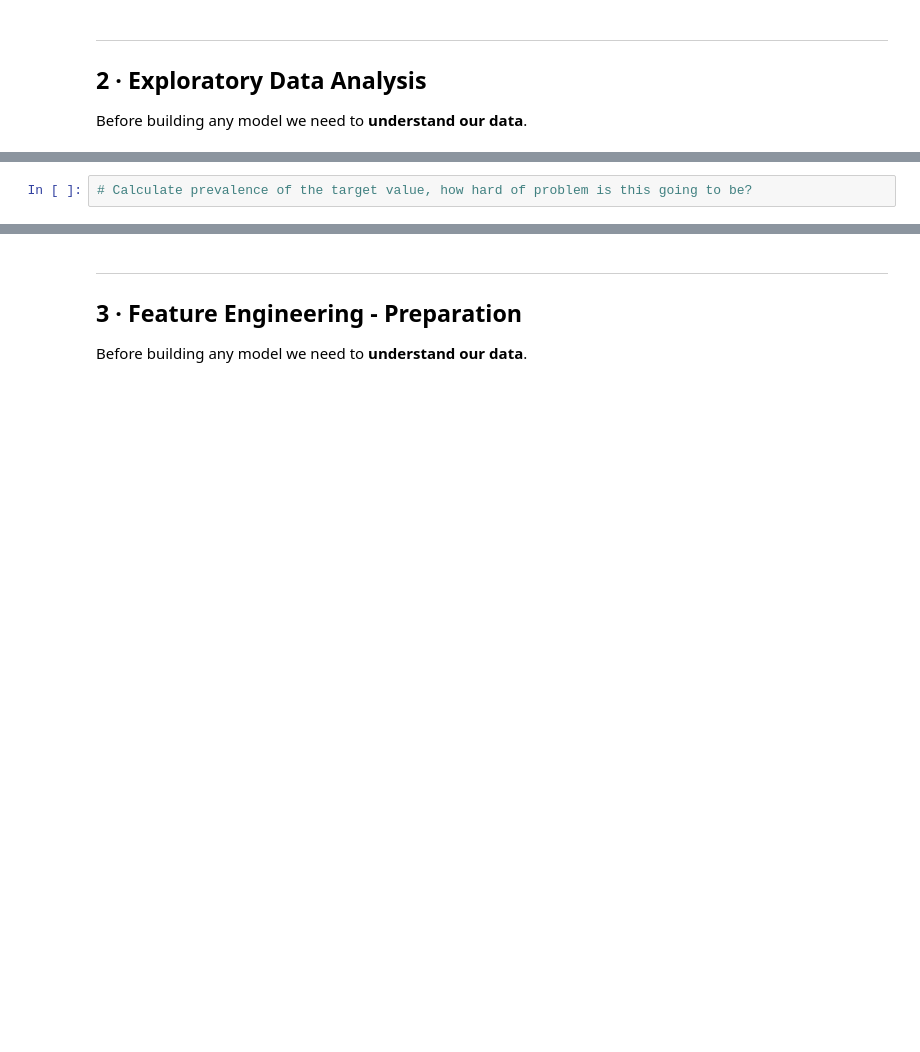
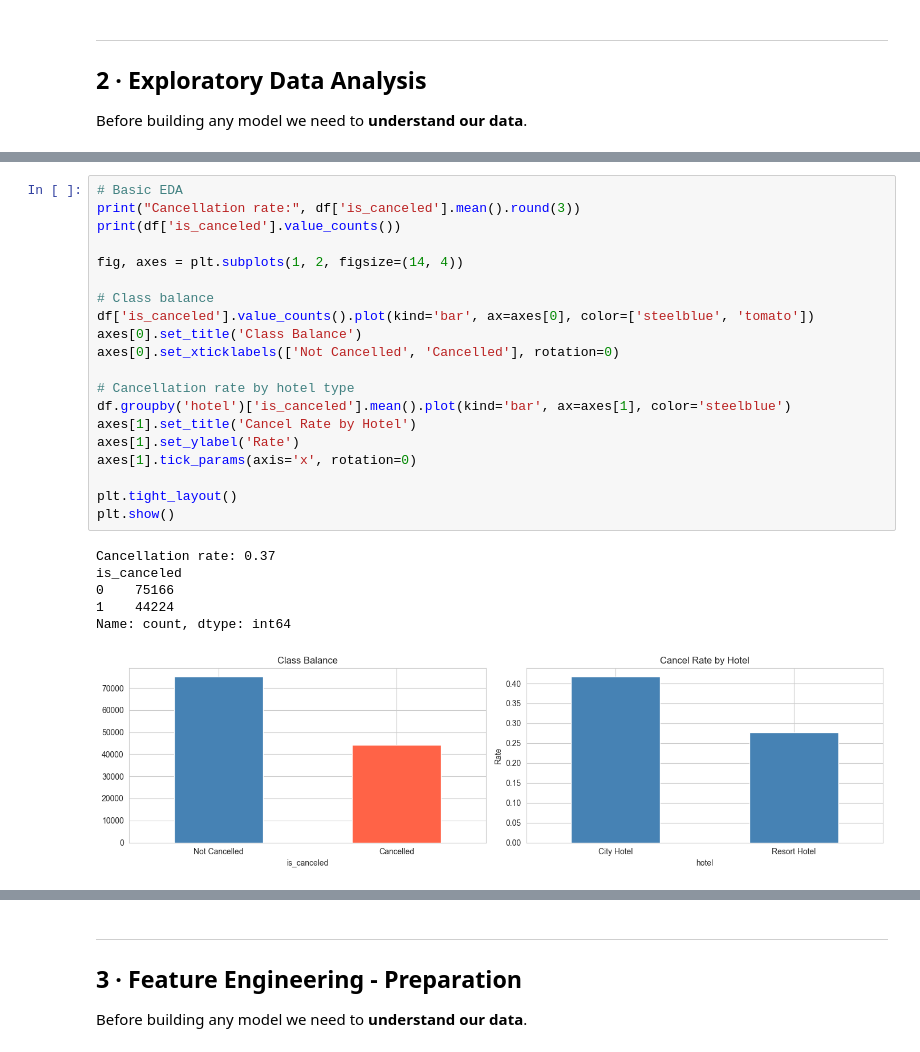
Before and after one commit to JedDataScience/week_8, a Jupyter notebook: hotel_cancellation_lab.ipynb, the cells around one changed output, grey strips where cells are left out. Drawn from its saved outputs; the diff is of its cells as text; blank space fills up the shorter version.

```diff
--- a/hotel_cancellation_lab.ipynb
+++ b/hotel_cancellation_lab.ipynb
@@ -64,2 +93,27 @@ Before building any model we need to **understand our data**.
 # %%
-# Calculate prevalence of the target value, how hard of problem is this going to be?
+# Basic EDA
+print("Cancellation rate:", df['is_canceled'].mean().round(3))
+print(df['is_canceled'].value_counts())
+
+fig, axes = plt.subplots(1, 2, figsize=(14, 4))
+
+# Class balance
+df['is_canceled'].value_counts().plot(kind='bar', ax=axes[0], color=['steelblue', 'tomato'])
+axes[0].set_title('Class Balance')
+axes[0].set_xticklabels(['Not Cancelled', 'Cancelled'], rotation=0)
+
+# Cancellation rate by hotel type
+df.groupby('hotel')['is_canceled'].mean().plot(kind='bar', ax=axes[1], color='steelblue')
+axes[1].set_title('Cancel Rate by Hotel')
+axes[1].set_ylabel('Rate')
+axes[1].tick_params(axis='x', rotation=0)
+
+plt.tight_layout()
+plt.show()
+# %% [output]
+Cancellation rate: 0.37
+is_canceled
+0    75166
+1    44224
+Name: count, dtype: int64
+[figure, added]
```
Also changed, not shown: parts of 8 cells of this notebook.
